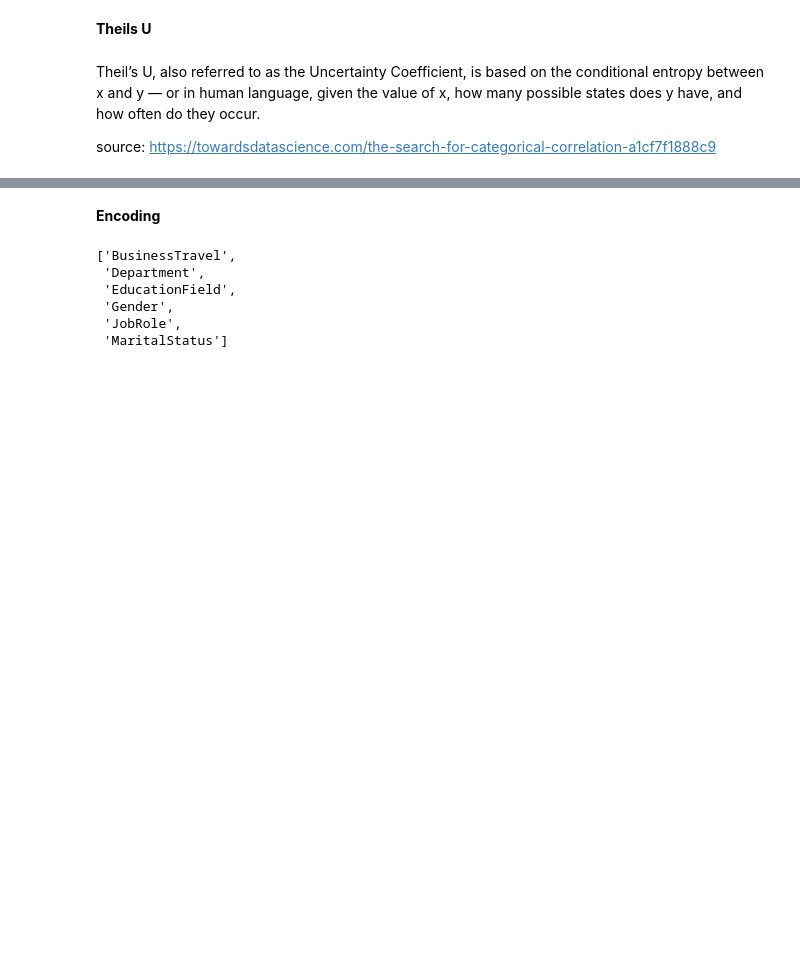
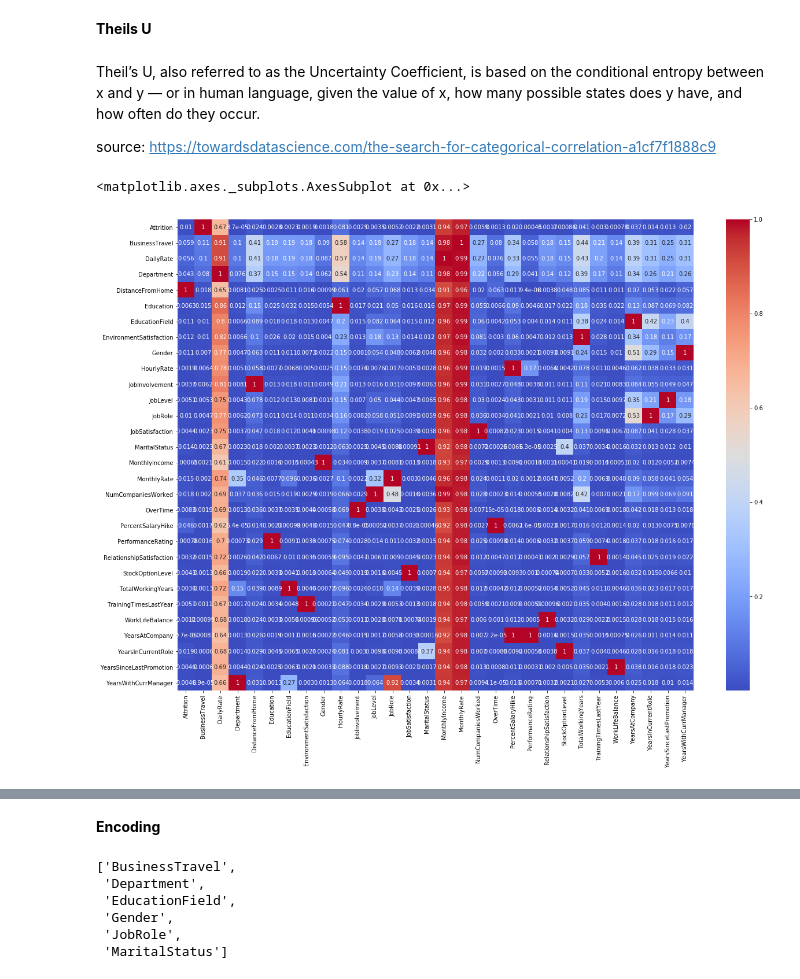
Before and after one commit to harashtaht/EmployeeAttritionIBM, a Jupyter notebook: Final_EmployeeAttrition.ipynb, the cells around one changed output, grey strips where cells are left out. Drawn from its saved outputs; the diff is of its cells as text; code cells hidden in the pictures; blank space fills up the shorter version.

Commit message:
Update on Theils Heatmap

```diff
--- a/Final_EmployeeAttrition.ipynb
+++ b/Final_EmployeeAttrition.ipynb
@@ -1075,8 +1066,19 @@ source: https://towardsdatascience.com/the-search-for-categorical-correlation-a1
 # %%
-# lis2 = []
-# for i in df.drop('Attrition', axis=1).columns:
-#     lis = []
-#     for j in df.drop('Attrition', axis=1).columns:
-#         hasil = theils_u(df[i], df[j])
-#         lis.append(hasil)
-#     lis2.append(lis)
+lis2 = []
+for i in df.drop('Age', axis=1).columns:
+    lis = []
+    for j in df.drop('Age', axis=1).columns:
+        hasil = theils_u(df[i], df[j])
+        lis.append(hasil)
+    lis2.append(lis)
+# %%
+plt.figure(figsize=(20,15))
+ax = sns.heatmap(lis2, xticklabels=df.drop('Age', axis=1).columns, yticklabels=df.drop('Age', axis=1).columns,
+            cmap='coolwarm', annot=True)
+bottom, top = ax.get_ylim()
+ax.set_ylim(bottom + 0.5, top - 0.5)
+
+ax
+# %% [output]
+<matplotlib.axes._subplots.AxesSubplot at 0x...>
+[figure, added]
```
Also changed, not shown: parts of 4 cells of this notebook, 1 other file.
